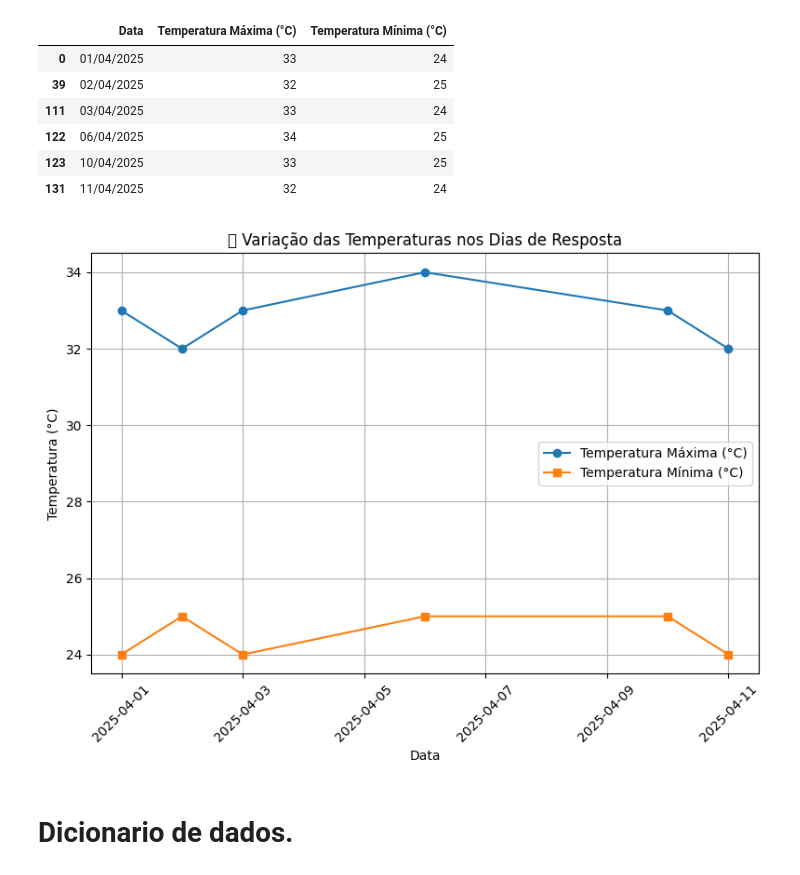
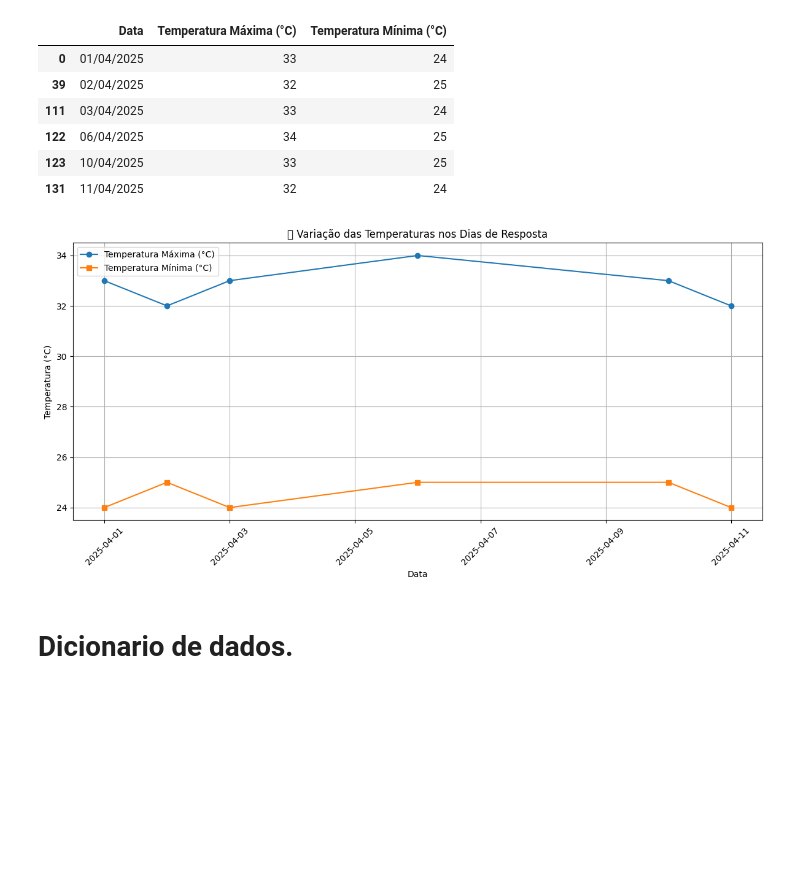
Before and after one commit to FranCosMonX/UFPI---Ciencia-de-dados, a Jupyter notebook: computacao_aplicada.ipynb, the cells around one changed output. Saved outputs shown, nothing was run; the diff lists cells and outputs as text; code cells hidden in the pictures; blank space fills up the shorter version.

```diff
--- a/computacao_aplicada.ipynb
+++ b/computacao_aplicada.ipynb
@@ -43,9 +43,10 @@ Este projeto visa aplicar e desenvolver os seguintes conhecimentos:
 import pandas as pd
 import matplotlib.pyplot as plt
 import seaborn as sns
+from scipy.stats import skew, kurtosis
 
 # Carregando o arquivo CSV
-arquivo = 'src/dataset/_ 📋 Questionário_ Humor vs. Calor em Teresina (respostas) - Respostas ao formulário 1.csv'
+arquivo = '/content/_ 📋 Questionário_ Humor vs. Calor em Teresina (respostas) - Respostas ao formulário 1.csv'
 df = pd.read_csv(arquivo)
 
 # Exibindo as primeiras linhas do dataset
@@ -74,8 +75,7 @@ df.head()
 from IPython.display import display, Markdown
 
 # Só tranformado o carimbo de data e hora em Data
-df.rename(columns={'Carimbo de data/hora': 'Data'}, inplace=True)
-df['Data'] = pd.to_datetime(df['Data'], dayfirst=True).dt.strftime('%d/%m/%Y')
+df['Data'] = pd.to_datetime(df['Carimbo de data/hora'], dayfirst=True).dt.strftime('%d/%m/%Y')
 
 # Número de respostas
 num_respostas = df.shape[0]
@@ -211,24 +274,23 @@ display(tabela_temperaturas)
 # %%
 import matplotlib.pyplot as plt
 
 
 tabela_temperaturas = df[['Data', 'Temperatura Máxima (°C)', 'Temperatura Mínima (°C)']].drop_duplicates().sort_values('Data')
 tabela_temperaturas['Data'] = pd.to_datetime(tabela_temperaturas['Data'], dayfirst=True)
 
-plt.figure(figsize=(8,6))
+plt.figure(figsize=(12,6))
 plt.plot(tabela_temperaturas['Data'], tabela_temperaturas['Temperatura Máxima (°C)'], marker='o', label='Temperatura Máxima (°C)')
 plt.plot(tabela_temperaturas['Data'], tabela_temperaturas['Temperatura Mínima (°C)'], marker='s', label='Temperatura Mínima (°C)')
 plt.title('🌡️ Variação das Temperaturas nos Dias de Resposta')
 plt.xlabel('Data')
 plt.ylabel('Temperatura (°C)')
 plt.legend()
 plt.grid(True)
 plt.xticks(rotation=45)
 plt.tight_layout()
-plt.savefig("./src/graficos/variacao_temperatura_nos_dias_registrados_min_max.png")
 plt.show()
 # %% [output]
-[figure, old version]
+[figure, new version]
 # %% [markdown]
 # **Dicionario de dados.**
 # %%
```
Also changed, not shown: parts of 13 cells of this notebook.
